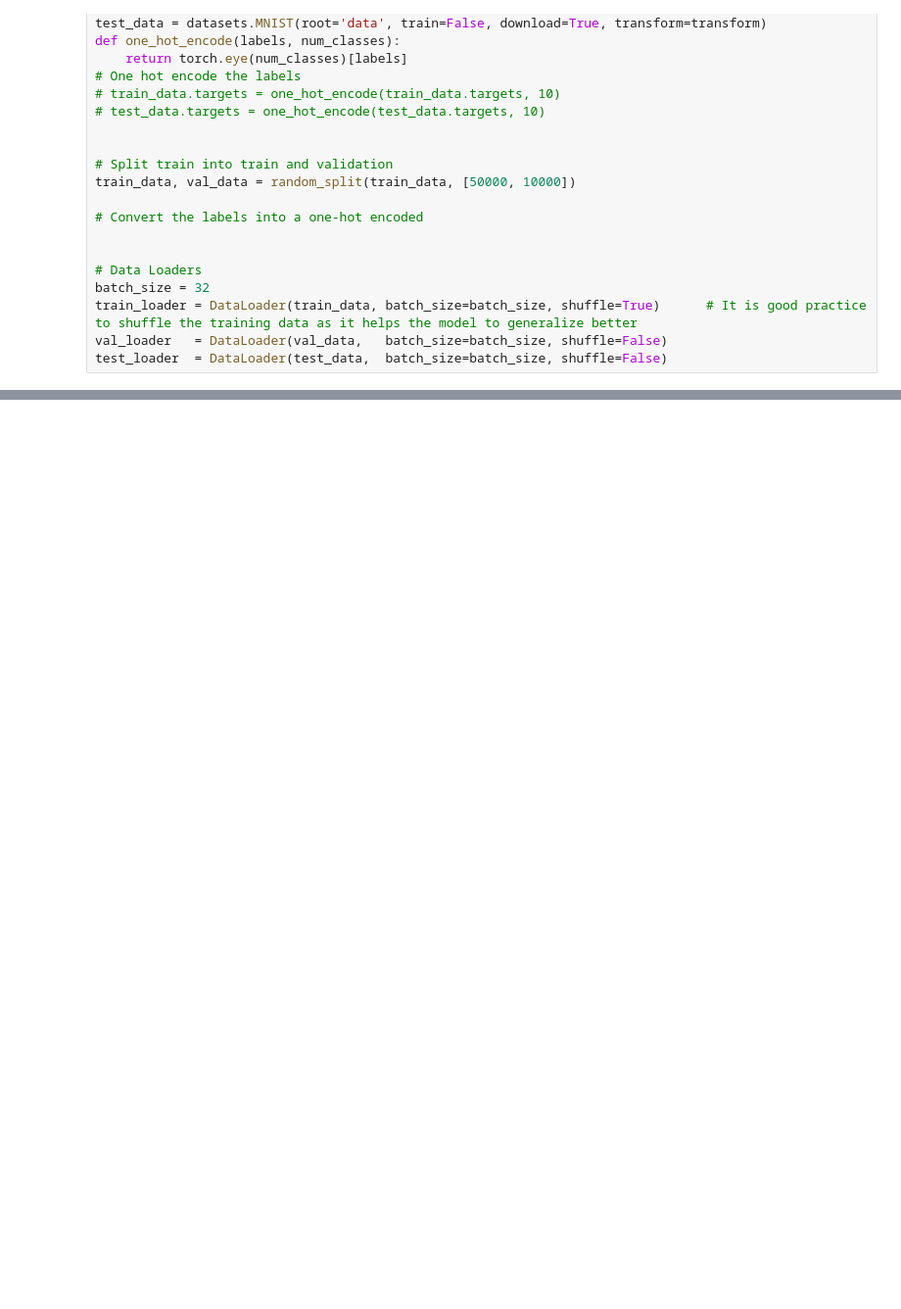
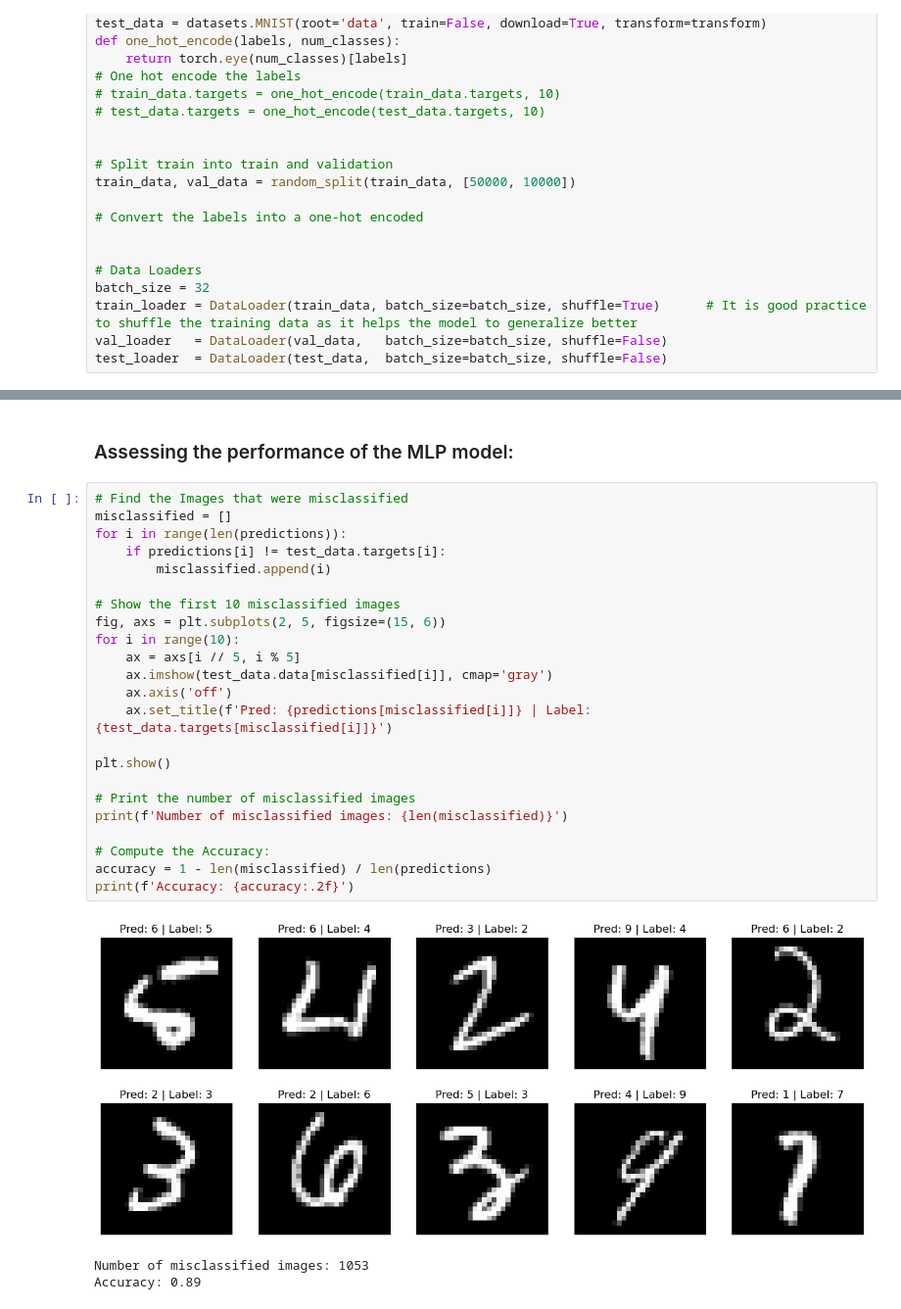
Before and after one commit to CesarAugusto14/studying_interpretability, a Jupyter notebook: vanilla_classifier.ipynb, the cells around one changed output, grey strips where cells are left out. Shown at 98% size. Saved outputs shown, nothing was run; the diff lists cells and outputs as text; blank space fills up the shorter version.

```diff
--- a/vanilla_classifier.ipynb
+++ b/vanilla_classifier.ipynb
@@ -215,0 +251,29 @@ plt.show()
+# %% [markdown]
+### Assessing the performance of the MLP model:
+# %%
+# Find the Images that were misclassified
+misclassified = []
+for i in range(len(predictions)):
+    if predictions[i] != test_data.targets[i]:
+        misclassified.append(i)
+
+# Show the first 10 misclassified images
+fig, axs = plt.subplots(2, 5, figsize=(15, 6))
+for i in range(10):
+    ax = axs[i // 5, i % 5]
+    ax.imshow(test_data.data[misclassified[i]], cmap='gray')
+    ax.axis('off')
+    ax.set_title(f'Pred: {predictions[misclassified[i]]} | Label: {test_data.targets[misclassified[i]]}')
+
+plt.show()
+
+# Print the number of misclassified images
+print(f'Number of misclassified images: {len(misclassified)}')
+
+# Compute the Accuracy:
+accuracy = 1 - len(misclassified) / len(predictions)
+print(f'Accuracy: {accuracy:.2f}')
+# %% [output]
+[figure, added]
+Number of misclassified images: 1053
+Accuracy: 0.89
```
Also changed, not shown: parts of 10 cells of this notebook, 1 other file.
